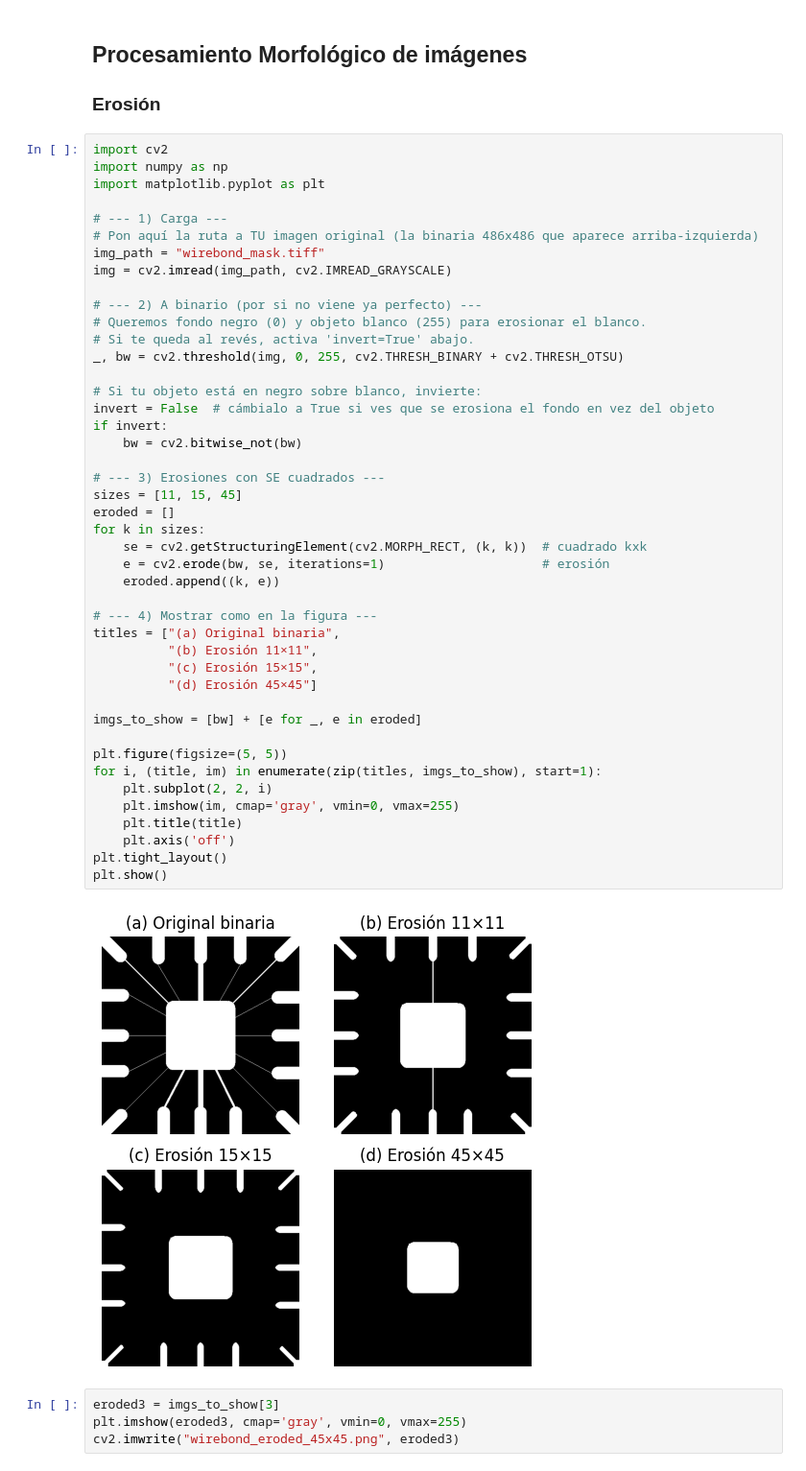
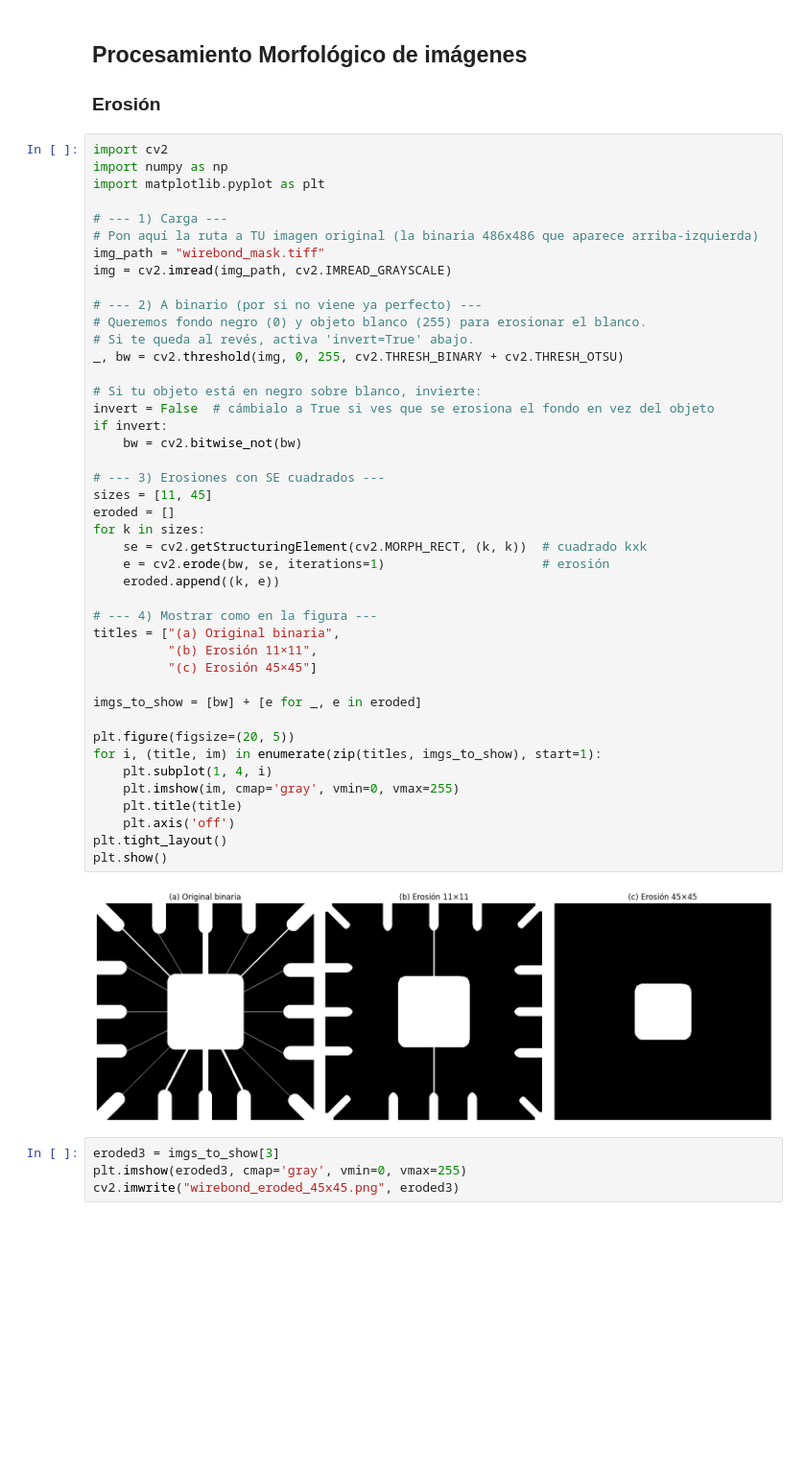
Before and after one commit to japinuela/Sistemas-Percepcion, a Jupyter notebook: Morfologia/mofologia_basico.ipynb, the cells around one changed output. Shown: that part at 96% size. Cells and saved outputs as stored; diff of their text form; blank space fills up the shorter version.

```diff
--- a/Morfologia/mofologia_basico.ipynb
+++ b/Morfologia/mofologia_basico.ipynb
@@ -15,39 +15,38 @@ img = cv2.imread(img_path, cv2.IMREAD_GRAYSCALE)
 # --- 2) A binario (por si no viene ya perfecto) ---
 # Queremos fondo negro (0) y objeto blanco (255) para erosionar el blanco.
 # Si te queda al revés, activa 'invert=True' abajo.
 _, bw = cv2.threshold(img, 0, 255, cv2.THRESH_BINARY + cv2.THRESH_OTSU)
 
 # Si tu objeto está en negro sobre blanco, invierte:
 invert = False  # cámbialo a True si ves que se erosiona el fondo en vez del objeto
 if invert:
     bw = cv2.bitwise_not(bw)
 
 # --- 3) Erosiones con SE cuadrados ---
-sizes = [11, 15, 45]
+sizes = [11, 45]
 eroded = []
 for k in sizes:
     se = cv2.getStructuringElement(cv2.MORPH_RECT, (k, k))  # cuadrado kxk
     e = cv2.erode(bw, se, iterations=1)                     # erosión
     eroded.append((k, e))
 
 # --- 4) Mostrar como en la figura ---
 titles = ["(a) Original binaria",
           "(b) Erosión 11×11",
-          "(c) Erosión 15×15",
-          "(d) Erosión 45×45"]
+          "(c) Erosión 45×45"]
 
 imgs_to_show = [bw] + [e for _, e in eroded]
 
-plt.figure(figsize=(5, 5))
+plt.figure(figsize=(20, 5))
 for i, (title, im) in enumerate(zip(titles, imgs_to_show), start=1):
-    plt.subplot(2, 2, i)
+    plt.subplot(1, 4, i)
     plt.imshow(im, cmap='gray', vmin=0, vmax=255)
     plt.title(title)
     plt.axis('off')
 plt.tight_layout()
 plt.show()
 # %% [output]
-[figure, old version]
+[figure, new version]
 # %%
 eroded3 = imgs_to_show[3]
 plt.imshow(eroded3, cmap='gray', vmin=0, vmax=255)
```
